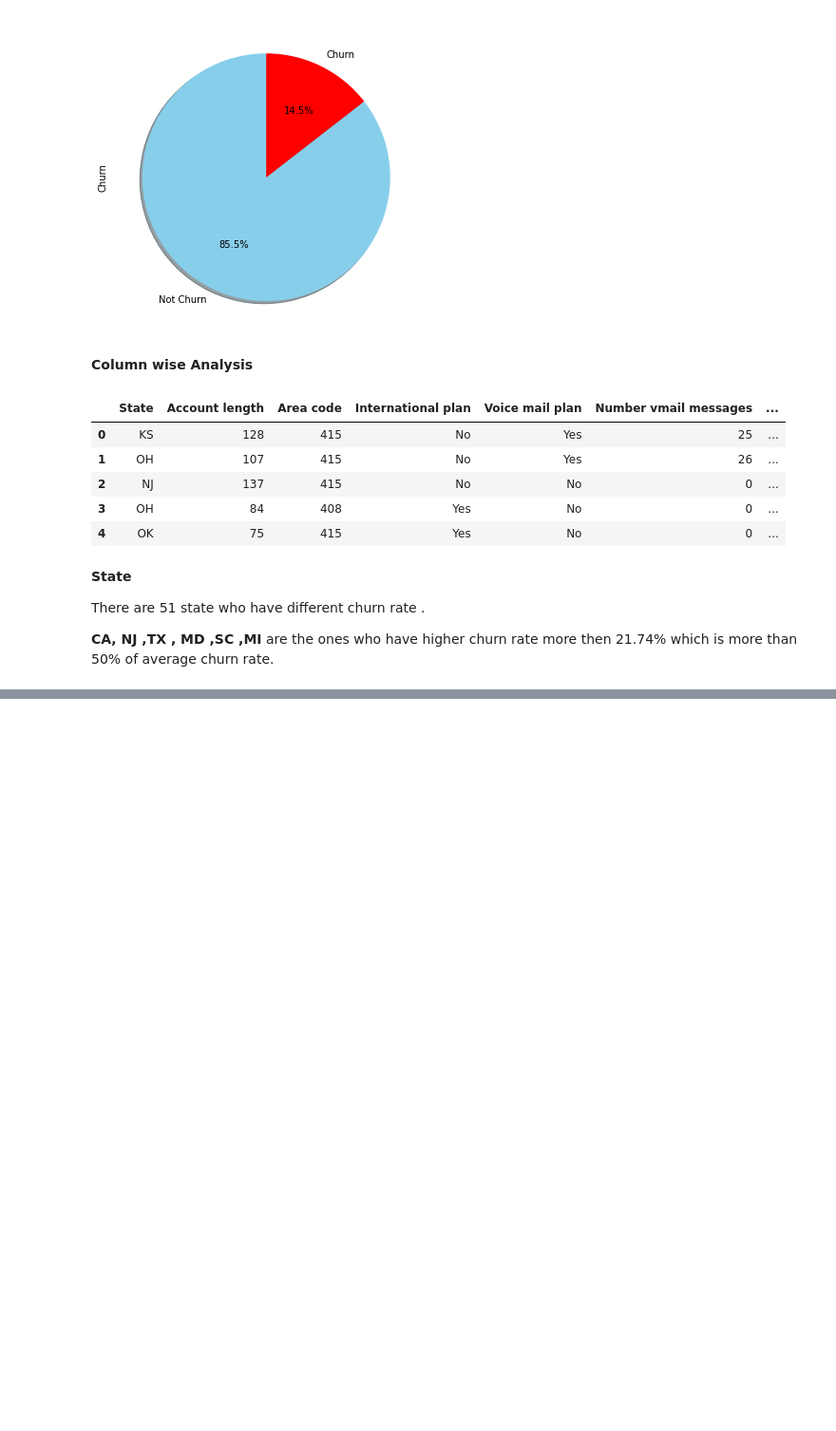
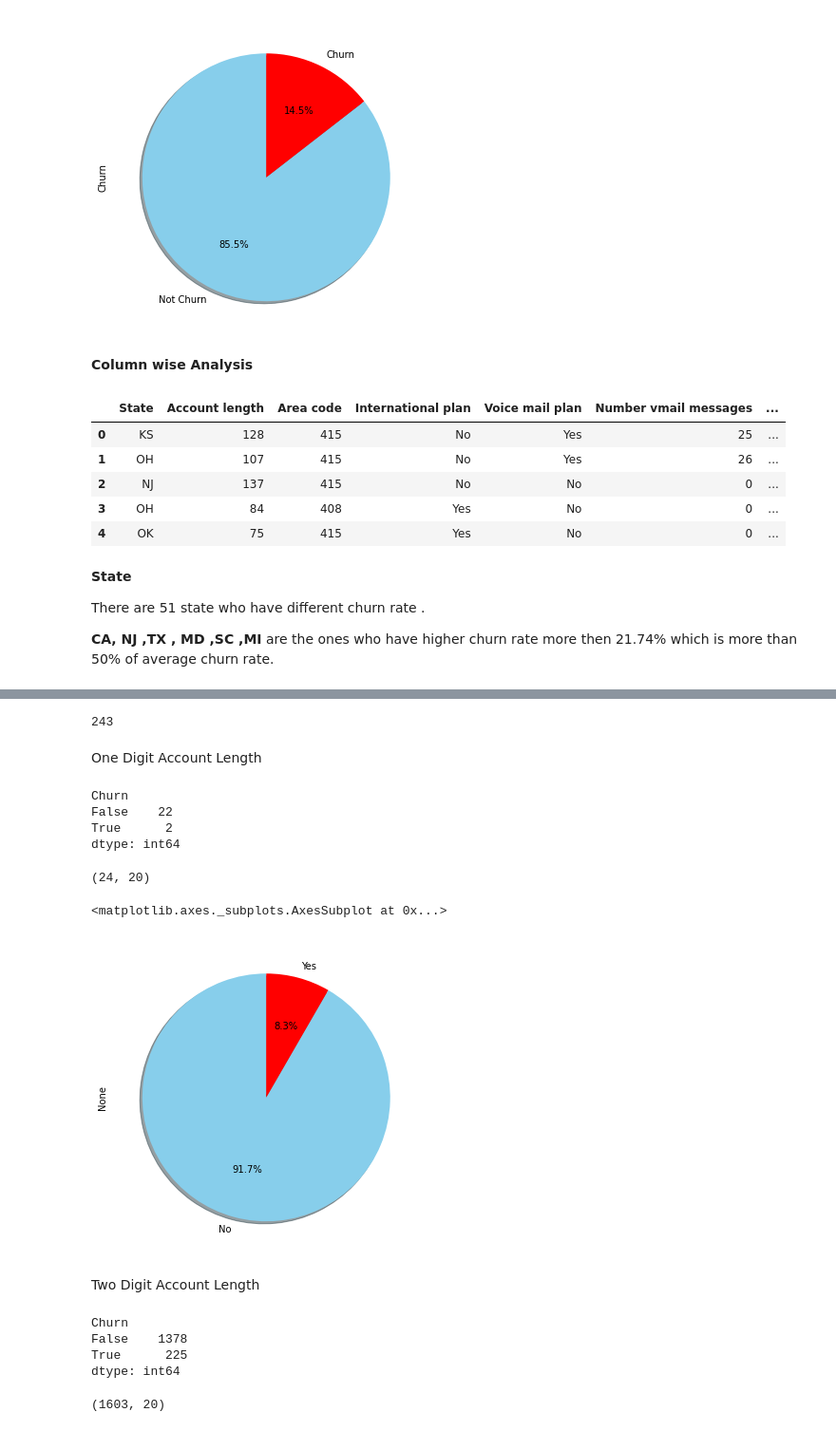
Before and after one commit to UthamanA/Telecom-Churn-Analysis---EDA-Capstone-Project, a Jupyter notebook: Telecom_Churn_Analysis_Capstone_Project.ipynb, the cells around one changed output, grey strips where cells are left out. Shown at 95% size. Cells and saved outputs as stored; diff of their text form; code cells hidden in the pictures; blank space fills up the shorter version.

```diff
--- a/Telecom_Churn_Analysis_Capstone_Project.ipynb
+++ b/Telecom_Churn_Analysis_Capstone_Project.ipynb
@@ -259,0 +380,43 @@ There are 51 state who have different churn rate .
+# %%
+dataset['Account length'].max()
+# %% [output]
+243
+# %% [markdown]
+One Digit Account Length
+# %%
+dataset[dataset['Account length']<=9].loc[:,['Churn']].value_counts()
+# %% [output]
+Churn
+False    22
+True      2
+dtype: int64
+# %%
+dataset[dataset['Account length']<=9].shape
+# %% [output]
+(24, 20)
+# %%
+dataset[dataset['Account length']<=9].loc[:,['Churn']].value_counts().plot(kind='pie',
+                              figsize=(15,6),
+                               autopct="%1.1f%%",
+                               startangle=90,
+                               shadow=True,
+                               labels=['No','Yes'],
+                               colors=['skyblue','red'],
+                               explode=[0,0]
+                              )
+# %% [output]
+<matplotlib.axes._subplots.AxesSubplot at 0x...>
+[figure, added]
+# %% [markdown]
+Two Digit Account Length
+# %%
+dataset[(dataset['Account length']<=99) & (dataset['Account length']>=10)].loc[:,['Churn']].value_counts()
+# %% [output]
+Churn
+False    1378
+True      225
+dtype: int64
+# %%
+dataset[(dataset['Account length']<=99) & (dataset['Account length']>=10)].shape
+# %% [output]
+(1603, 20)
```
Also changed, not shown: parts of 49 cells of this notebook.
